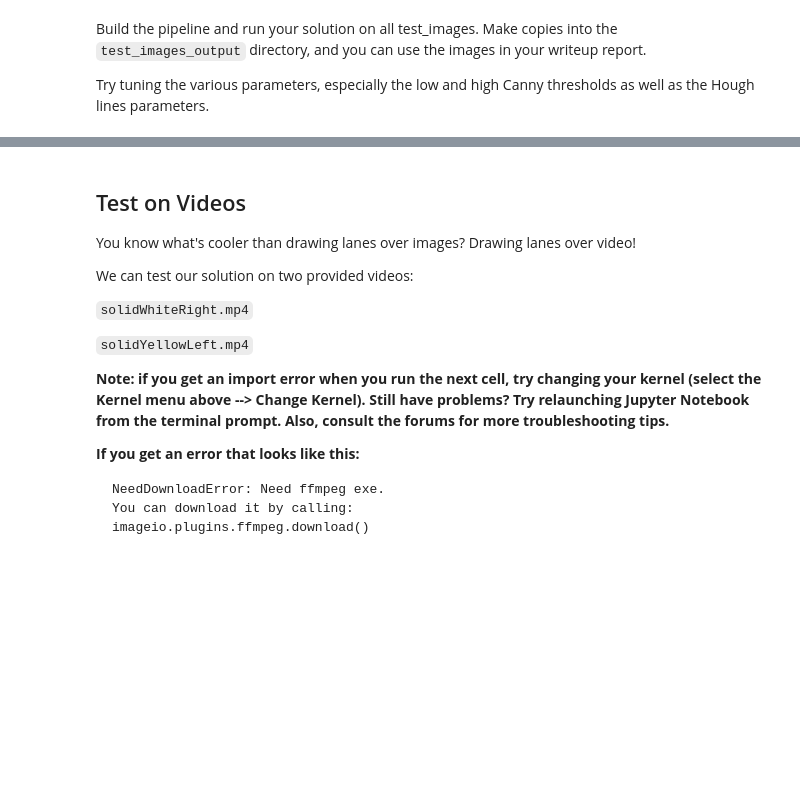
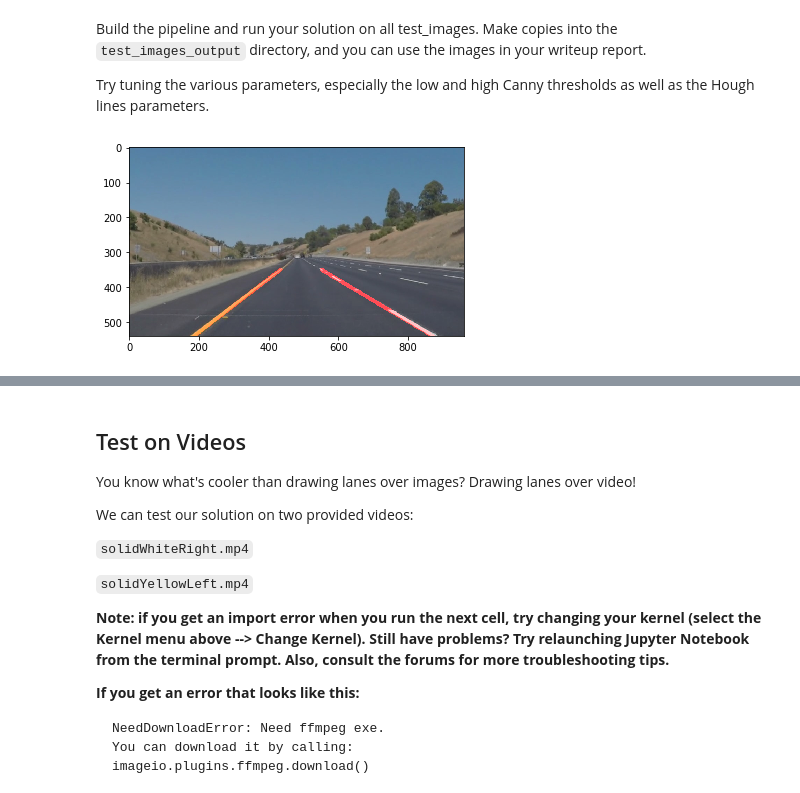
Before and after one commit to suryasumukh/CarND-LaneLines-P1, a Jupyter notebook: P1.ipynb, the cells around one changed output, grey strips where cells are left out. Saved outputs shown, nothing was run; the diff lists cells and outputs as text; code cells hidden in the pictures; blank space fills up the shorter version.

```diff
--- a/P1.ipynb
+++ b/P1.ipynb
@@ -239,5 +244,11 @@ def recognize_lanes(image):
     result = weighted_img(lines, image, α=0.8, β=1., λ=0.)
     return result
+# %%
+test_image = recognize_lanes(image)
+plt.imshow(test_image, cmap='gray')
+plt.show()
+# %% [output]
+[figure, added]
 # %%
 for img_path in os.listdir("test_images/"):
     image = mpimg.imread("test_images/"+img_path)
```
Also changed, not shown: parts of 6 cells of this notebook, 3 other files.
